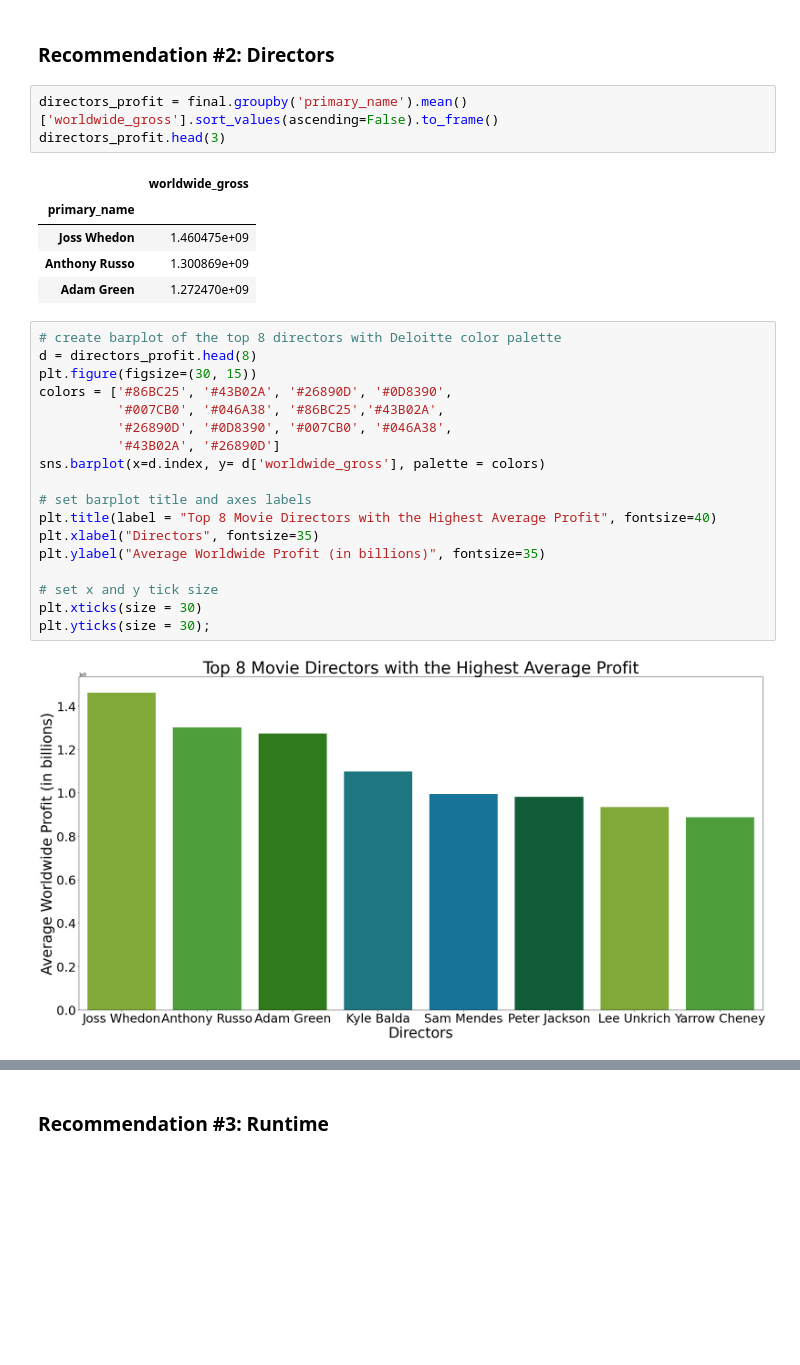
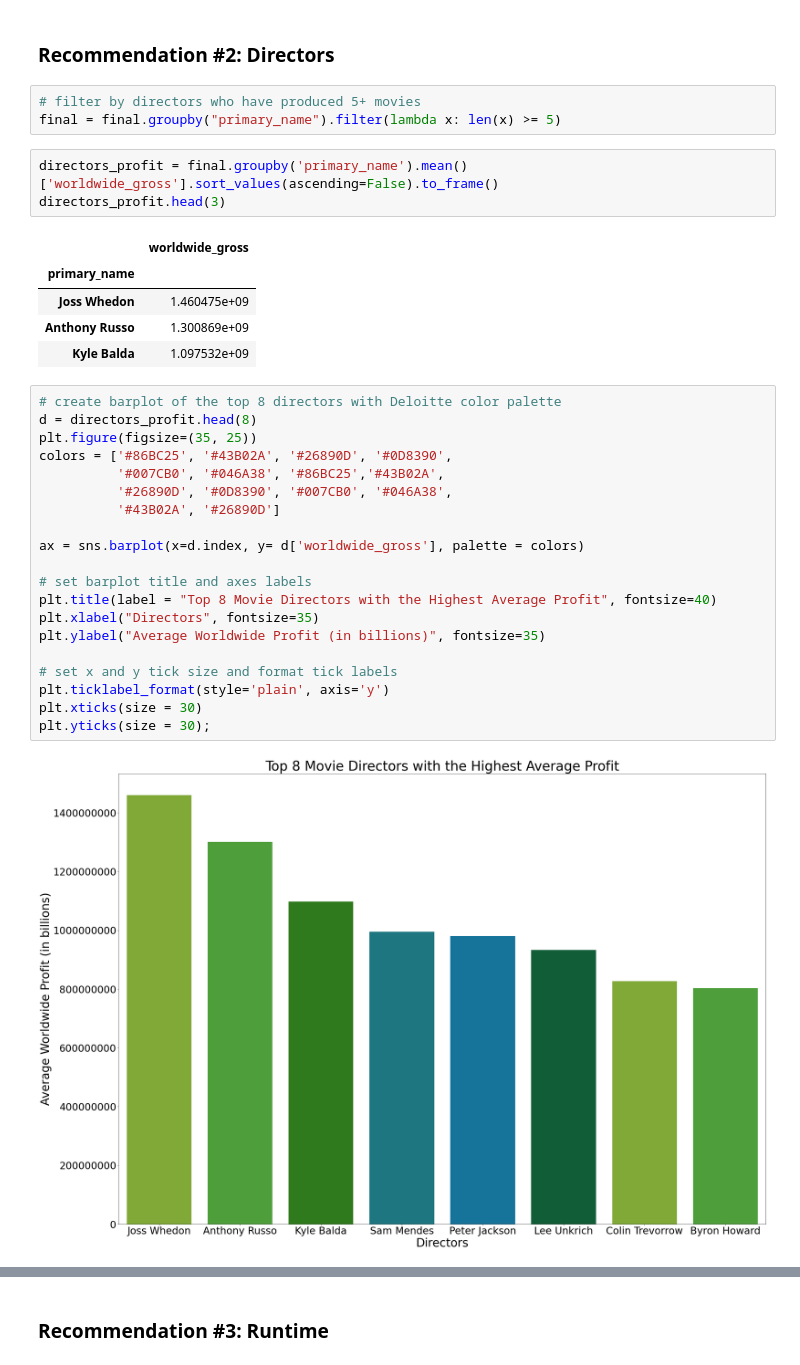
Before and after one commit to abwilliamss/AIAcademy-capstone, a Jupyter notebook: AI Academy Capstone Project.ipynb, the cells around one changed output, grey strips where cells are left out. Cells and saved outputs as stored; diff of their text form; blank space fills up the shorter version.

```diff
--- a/AI Academy Capstone Project.ipynb
+++ b/AI Academy Capstone Project.ipynb
@@ -189,5 +191,8 @@ plt.yticks(size = 30);
 # %% [markdown]
 ### Recommendation #2: Directors
+# %%
+# filter by directors who have produced 5+ movies
+final = final.groupby("primary_name").filter(lambda x: len(x) >= 5)
 # %%
 directors_profit = final.groupby('primary_name').mean()['worldwide_gross'].sort_values(ascending=False).to_frame()
 directors_profit.head(3)
@@ -196,27 +201,29 @@ directors_profit.head(3)
 | primary_name |  |
 | Joss Whedon | 1.460475e+09 |
 | Anthony Russo | 1.300869e+09 |
-| Adam Green | 1.272470e+09 |
+| Kyle Balda | 1.097532e+09 |
 # %%
 # create barplot of the top 8 directors with Deloitte color palette
 d = directors_profit.head(8)
-plt.figure(figsize=(30, 15))
+plt.figure(figsize=(35, 25))
 colors = ['#86BC25', '#43B02A', '#26890D', '#0D8390',
           '#007CB0', '#046A38', '#86BC25','#43B02A',
           '#26890D', '#0D8390', '#007CB0', '#046A38',
           '#43B02A', '#26890D']
-sns.barplot(x=d.index, y= d['worldwide_gross'], palette = colors)
+
+ax = sns.barplot(x=d.index, y= d['worldwide_gross'], palette = colors)
 
 # set barplot title and axes labels
 plt.title(label = "Top 8 Movie Directors with the Highest Average Profit", fontsize=40)
 plt.xlabel("Directors", fontsize=35)
 plt.ylabel("Average Worldwide Profit (in billions)", fontsize=35)
 
-# set x and y tick size
+# set x and y tick size and format tick labels
+plt.ticklabel_format(style='plain', axis='y')
 plt.xticks(size = 30)
 plt.yticks(size = 30);
 # %% [output]
-[figure, old version]
+[figure, new version]
 # %%
 # numerical summary of the data above
 directors_profit = final.groupby('primary_name').mean()['worldwide_gross'].sort_values(ascending=False).to_frame()
```
Also changed, not shown: parts of 14 cells of this notebook.
